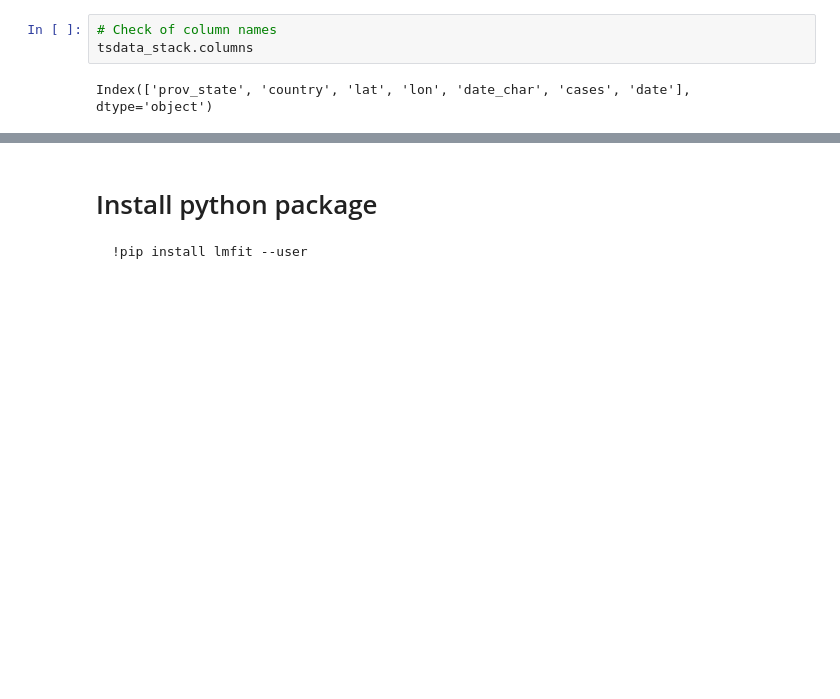
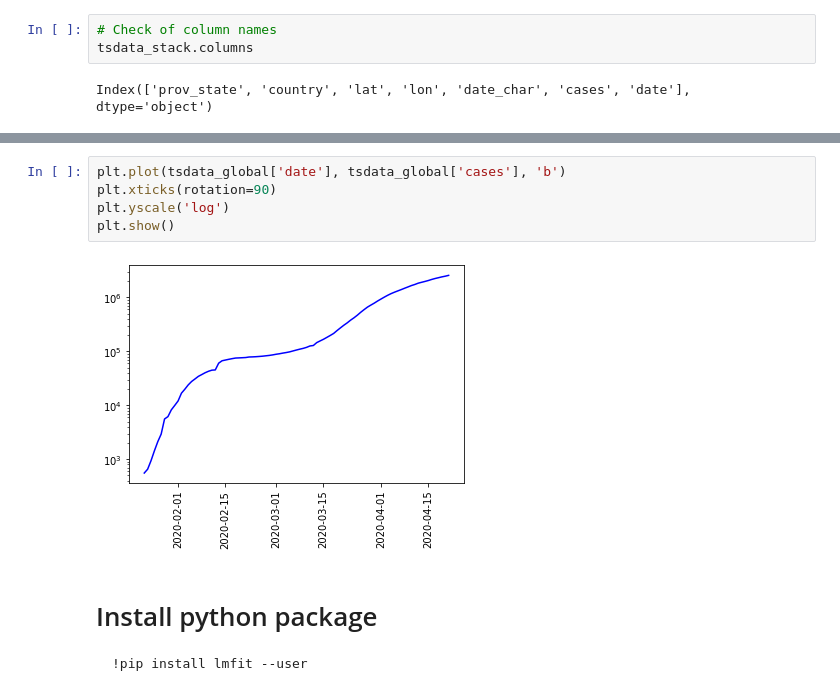
Before and after one commit to mortie23/covid-19-analysis, a Jupyter notebook: python/notebook.ipynb, the cells around one changed output, grey strips where cells are left out. Cells and saved outputs as stored; diff of their text form; blank space fills up the shorter version.

```diff
--- a/python/notebook.ipynb
+++ b/python/notebook.ipynb
@@ -95,3 +114,10 @@ tsdata_global.set_index('date')['cases'].plot()
+# %%
+plt.plot(tsdata_global['date'], tsdata_global['cases'], 'b')
+plt.xticks(rotation=90)
+plt.yscale('log')
+plt.show()
+# %% [output]
+[figure, added]
 # %% [markdown]
 # Install python package
 
```
Also changed, not shown: parts of 12 cells of this notebook, 3 other files.
